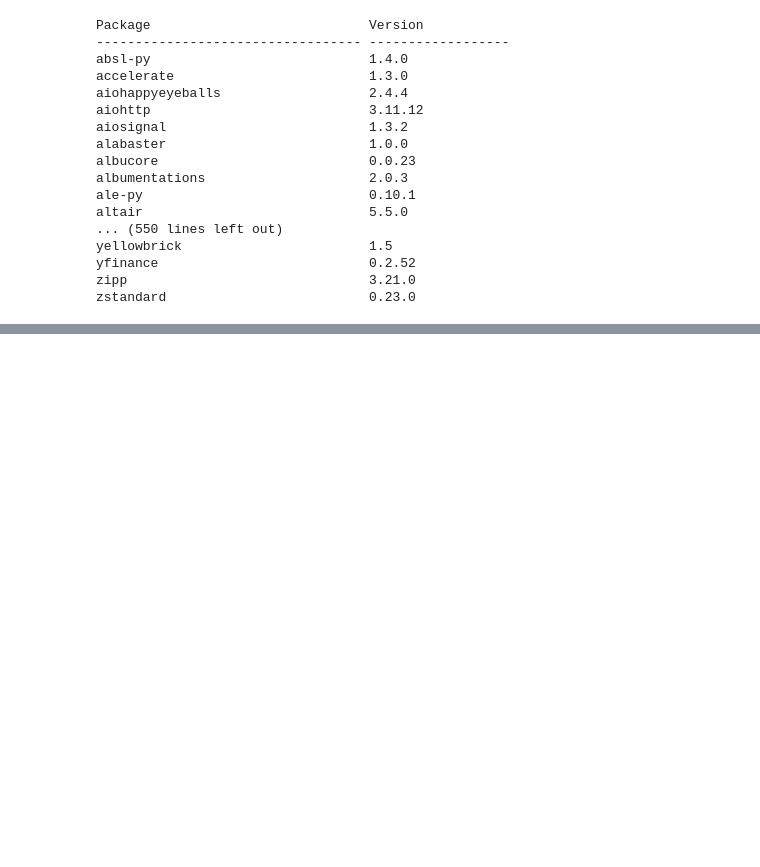
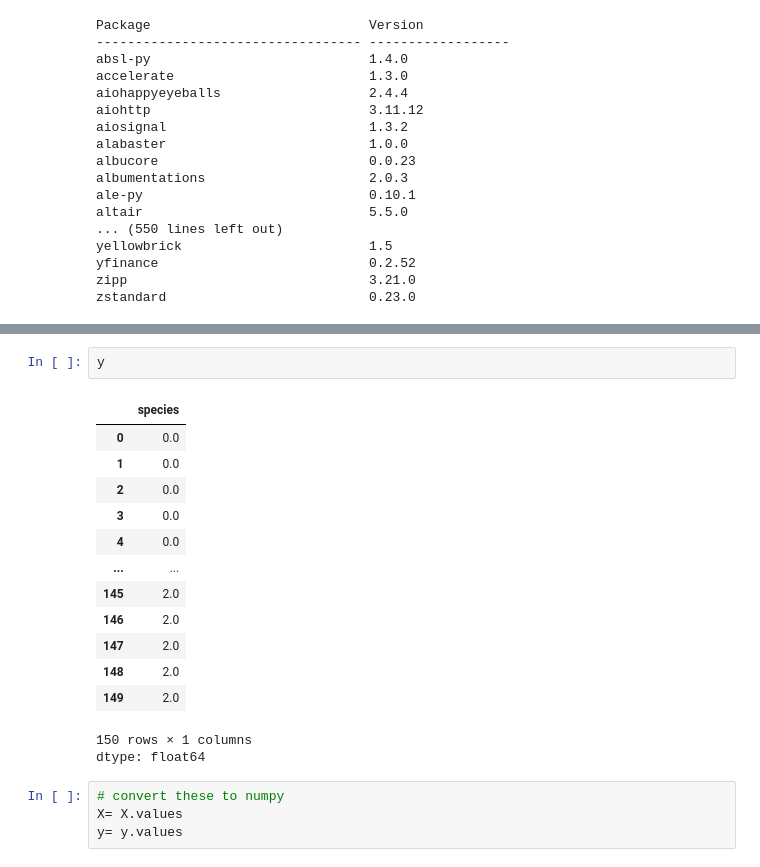
Before and after one commit to sajidcsecu/PutorchTutorialYoutube, a Jupyter notebook: PytorchTutorial.ipynb, the cells around one changed output, grey strips where cells are left out. Saved outputs shown, nothing was run; the diff lists cells and outputs as text; blank space fills up the shorter version.

```diff
--- a/PytorchTutorial.ipynb
+++ b/PytorchTutorial.ipynb
@@ -24,0 +351,21 @@ zstandard                          0.23.0
+# %%
+y
+# %% [output]
+|  | species |
+| 0 | 0.0 |
+| 1 | 0.0 |
+| 2 | 0.0 |
+| 3 | 0.0 |
+| 4 | 0.0 |
+| ... | ... |
+| 145 | 2.0 |
+| 146 | 2.0 |
+| 147 | 2.0 |
+| 148 | 2.0 |
+| 149 | 2.0 |
+150 rows × 1 columns
+dtype: float64
+# %%
+# convert these to numpy
+X= X.values
+y= y.values
```
Also changed, not shown: parts of 95 cells of this notebook.
